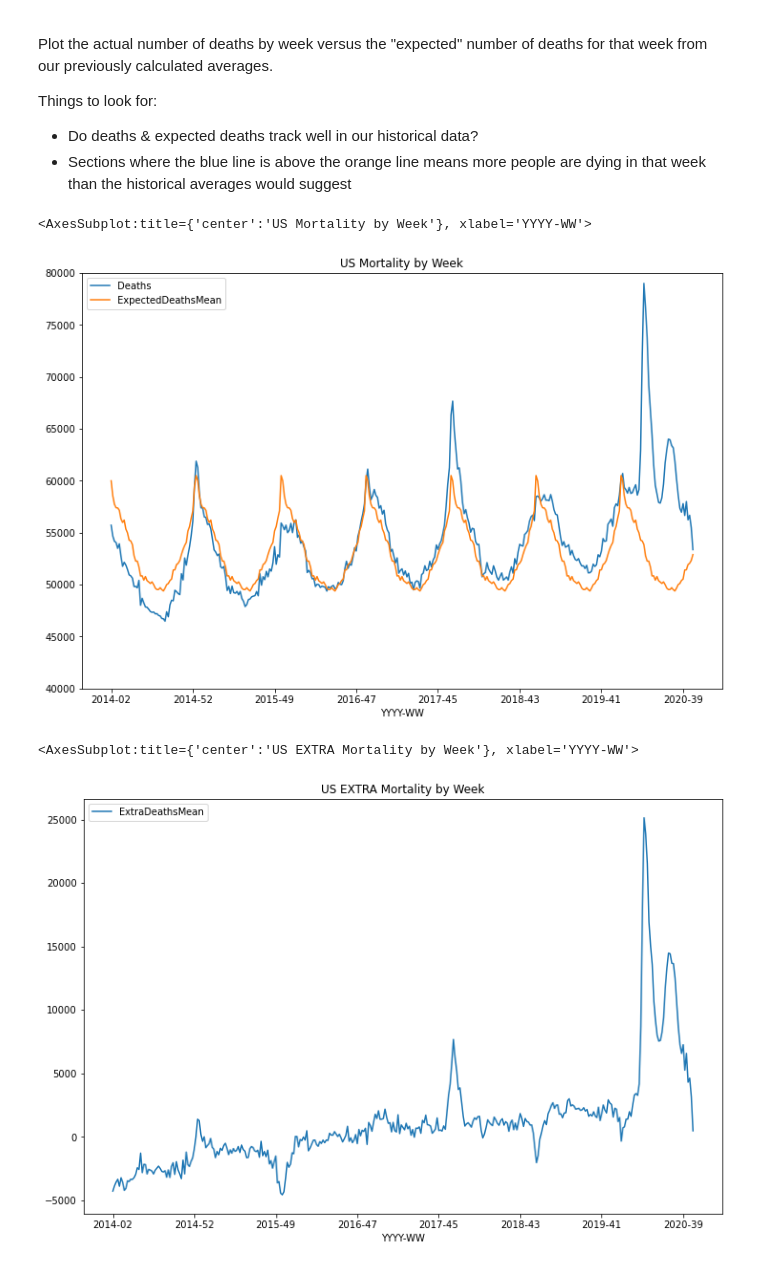
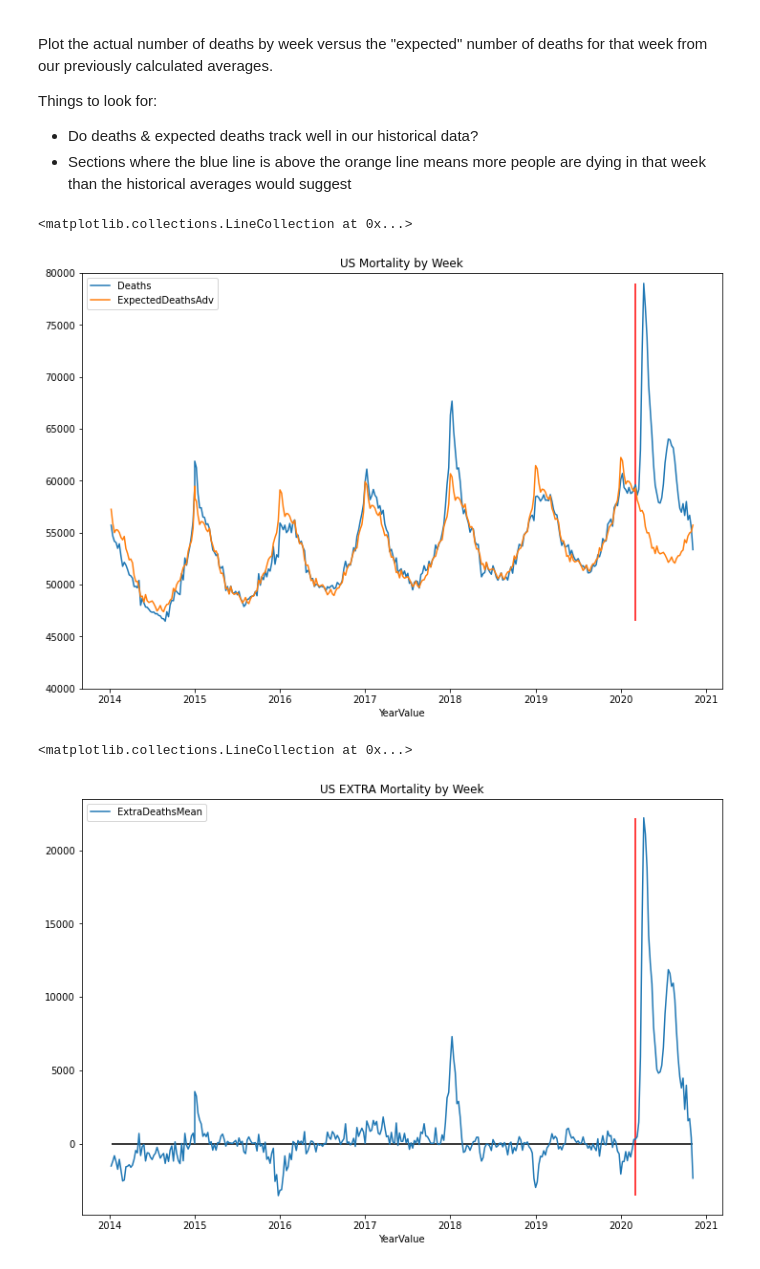
Before and after one commit to btrapp/covidmortality2020, a Jupyter notebook: Mortality.ipynb, the cells around one changed output. Drawn from its saved outputs; the diff is of its cells as text; code cells hidden in the pictures.

Commit message:
Improved y/y + week model

```diff
--- a/Mortality.ipynb
+++ b/Mortality.ipynb
@@ -115,9 +115,15 @@ print(dfUs[-5:])
 5288  United States  2020    44  55477.0
 5289  United States  2020    45  53367.0
 # %%
+#Feature engineering:
 #Add a helpful column that's the year and week joined together with short weeks like 4 padded to '04'
 yr = dfUs['Year'].astype(str)+'-'+dfUs['Week'].astype(str).str.pad(2,fillchar='0')
 dfUs['YYYY-WW'] = yr
+
+#We also need a time based component that's numeric for use in a regression and to make plotting easier.
+#Encode Year-Week as a fraction of a year:
+dfUs['YearValue']=dfUs['Year']+ ((dfUs['Week']-1)/52.0)
+
 print(dfUs[:5])
 print(dfUs[-5:])
 # %% [output]
@@ -225,9 +231,5 @@ rmseXgb = np.sqrt(MSE(dfUs[dfUs['Year'] < 2020]['Deaths'], dfUs[dfUs['Year'] < 2
 print("RMSE Median:",rmseMed,"RMSE Mean:",rmseMea,"RMSE XGBoost:",rmseXgb)
 
 #Of the 3 techniques, Mean has the lowest RMSE
-
-#Use the expected death mean values to calculate the amount of deaths that are above or below what we'd expect
-# from our historical model
-dfUs['ExtraDeathsMean'] = dfUs['Deaths']-dfUs['ExpectedDeathsMean']
 # %% [output]
 RMSE Median: 1962.5359228298055 RMSE Mean: 1932.2438512364388 RMSE XGBoost: 2127.6515559635823
@@ -233,0 +295,7 @@ RMSE Median: 1962.5359228298055 RMSE Mean: 1932.2438512364388 RMSE XGBoost: 2127
+# %%
+#Now run the yearly predictor for all the data:
+yPredYear = model.predict(dfUs['YearValue'].to_numpy().reshape((-1, 1)))
+dfUs['PredJustYear']=yPredYear #The year component
+dfUs['PredJustMonth']=dfUs['Week'].map(dictMedianAdj) #The week component
+dfUs['ExpectedDeathsAdv']=dfUs['PredJustYear']+dfUs['PredJustMonth']
+dfUs.head()
@@ -234,3 +319,7 @@ RMSE Median: 1962.5359228298055 RMSE Mean: 1932.2438512364388 RMSE XGBoost: 2127
+# %%
+#Use the expected death mean values to calculate the amount of deaths that are above or below what we'd expect
+# from our historical model
+dfUs['ExtraDeathsMean'] = dfUs['Deaths']-dfUs['ExpectedDeathsAdv']
 # %% [markdown]
 # Results
 
@@ -243,18 +332,23 @@ Things to look for:
 y_min = dfUs.Deaths.min()
 y_max = dfUs.Deaths.max()
 
-dfUs.plot(title='US Mortality by Week',x='YYYY-WW',y=['Deaths','ExpectedDeathsMean'],figsize=(12,8),ylim=(40000,80000))
+dfUs.plot(title='US Mortality by Week',x='YearValue',y=['Deaths','ExpectedDeathsAdv'],figsize=(12,8),ylim=(40000,80000))
 #Why can't i draw vertical year lines?
 #plt.vlines(x=['2015-01','2016-01'],ymin=y_min, ymax=y_max)
+#Draw a line at March 2020
+plt.vlines(2020+(2/12.0),dfUs.Deaths.min(),dfUs.Deaths.max(),color='red')
 # %% [output]
-<AxesSubplot:title={'center':'US Mortality by Week'}, xlabel='YYYY-WW'>
+<matplotlib.collections.LineCollection at 0x...>
-[figure, old version]
+[figure, new version]
 # %%
-dfUs.plot(title='US EXTRA Mortality by Week',x='YYYY-WW',y=['ExtraDeathsMean'],figsize=(12,8))
-#plt.hlines(0,min(dfUs['YYYY-WW']), max(dfUs['YYYY-WW']))
+dfUs.plot(title='US EXTRA Mortality by Week',x='YearValue',y=['ExtraDeathsMean'],figsize=(12,8))
+#Draw a line at y=0 (where expected deaths=actual deaths)
+plt.hlines(0,min(dfUs['YearValue']), max(dfUs['YearValue']),color='black')
+#Draw a line at March 2020
+plt.vlines(2020+(2/12.0),dfUs.ExtraDeathsMean.min(),dfUs.ExtraDeathsMean.max(),color='red')
 # %% [output]
-<AxesSubplot:title={'center':'US EXTRA Mortality by Week'}, xlabel='YYYY-WW'>
+<matplotlib.collections.LineCollection at 0x...>
-[figure, old version]
+[figure, new version]
 # %% [markdown]
 # Intepreting the results
 
```
Also changed, not shown: parts of 9 cells of this notebook, 5 other files.
